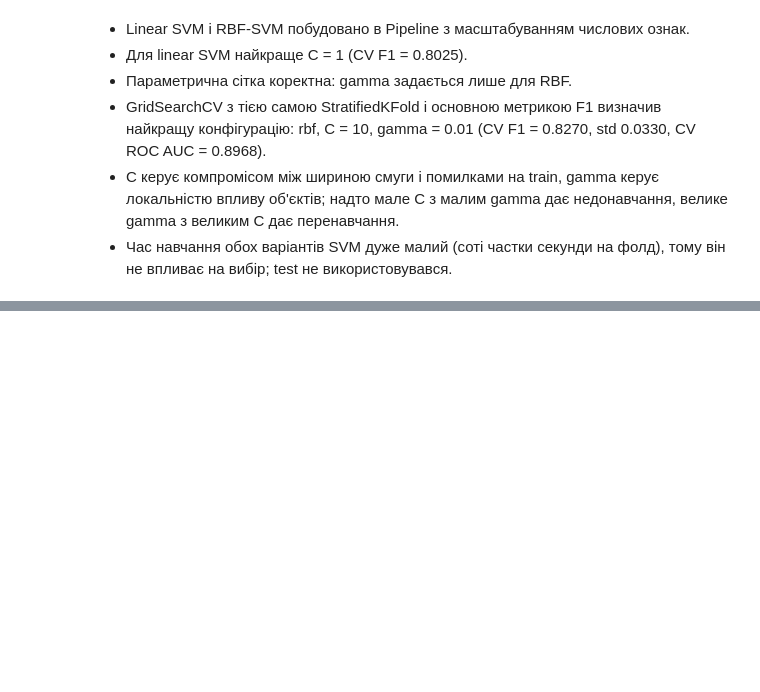
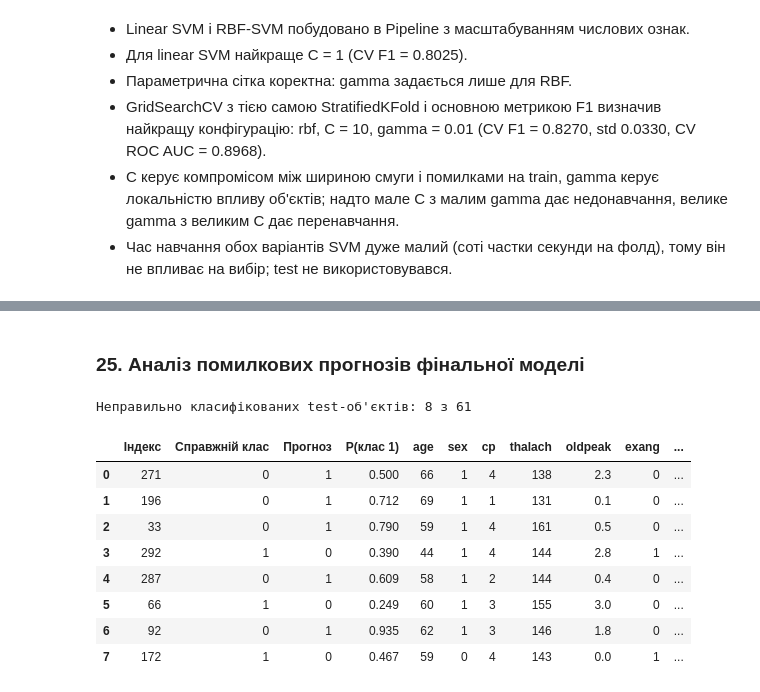
Before and after one commit to Konoplyai/pattern-recognition-practice, a Jupyter notebook: classification-mini-project/notebooks/PR04_Konoplia_I.ipynb, the cells around one changed output, grey strips where cells are left out. Cells and saved outputs as stored; diff of their text form; code cells hidden in the pictures; blank space fills up the shorter version.

```diff
--- a/classification-mini-project/notebooks/PR04_Konoplia_I.ipynb
+++ b/classification-mini-project/notebooks/PR04_Konoplia_I.ipynb
@@ -941,0 +1204,24 @@ gamma = 0.1 збільшення C до 10 знижує F1 до 0.7558, що є
+# %% [markdown]
+### 25. Аналіз помилкових прогнозів фінальної моделі
+# %%
+errors = X_test.copy()
+errors["Справжній клас"] = y_test
+errors["Прогноз"] = y_pred
+errors[score_name] = np.round(y_score, 3)
+errors = errors[errors["Справжній клас"] != errors["Прогноз"]]
+errors = errors.reset_index().rename(columns={"index": "Індекс"})
+show_cols = ["Індекс", "Справжній клас", "Прогноз", score_name,
+             "age", "sex", "cp", "thalach", "oldpeak", "exang", "ca", "thal"]
+print("Неправильно класифікованих test-об'єктів:", len(errors), "з", len(y_test))
+display(errors[show_cols])
+# %% [output]
+Неправильно класифікованих test-об'єктів: 8 з 61
+|  | Індекс | Справжній клас | Прогноз | P(клас 1) | age | sex | cp | thalach | oldpeak | exang | ... |
+| 0 | 271 | 0 | 1 | 0.500 | 66 | 1 | 4 | 138 | 2.3 | 0 | ... |
+| 1 | 196 | 0 | 1 | 0.712 | 69 | 1 | 1 | 131 | 0.1 | 0 | ... |
+| 2 | 33 | 0 | 1 | 0.790 | 59 | 1 | 4 | 161 | 0.5 | 0 | ... |
+| 3 | 292 | 1 | 0 | 0.390 | 44 | 1 | 4 | 144 | 2.8 | 1 | ... |
+| 4 | 287 | 0 | 1 | 0.609 | 58 | 1 | 2 | 144 | 0.4 | 0 | ... |
+| 5 | 66 | 1 | 0 | 0.249 | 60 | 1 | 3 | 155 | 3.0 | 0 | ... |
+| 6 | 92 | 0 | 1 | 0.935 | 62 | 1 | 3 | 146 | 1.8 | 0 | ... |
+| 7 | 172 | 1 | 0 | 0.467 | 59 | 0 | 4 | 143 | 0.0 | 1 | ... |
```
Also changed, not shown: parts of 29 cells of this notebook.
